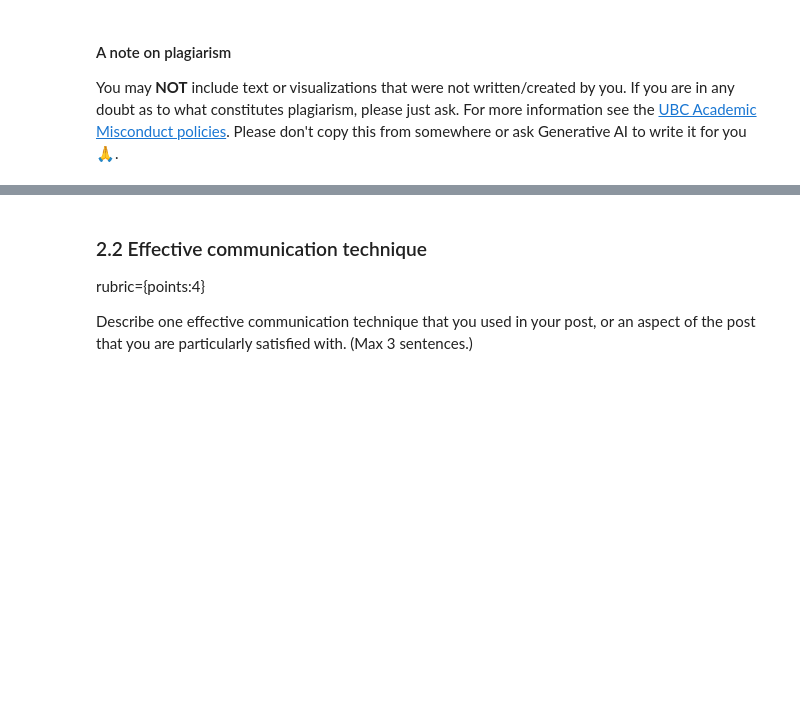
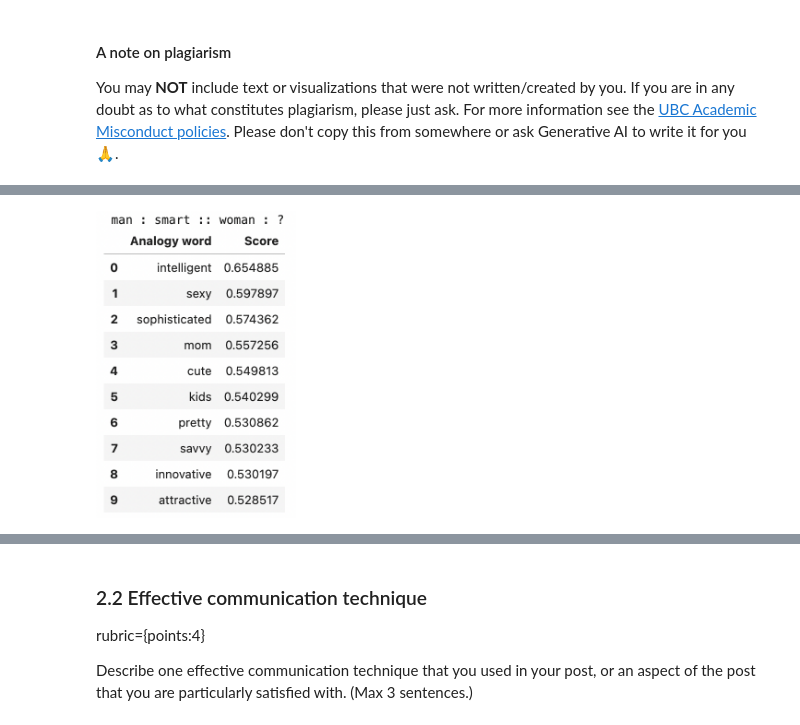
Before and after one commit to lsheresa/hw9, a Jupyter notebook: hw9.ipynb, the cells around one changed output, grey strips where cells are left out. Drawn from its saved outputs; the diff is of its cells as text; code cells hidden in the pictures; blank space fills up the shorter version.

```diff
--- a/hw9.ipynb
+++ b/hw9.ipynb
@@ -149,0 +130,4 @@ Understanding and addressing biases in pre-trained embeddings is crucial for cre
+# %%
+Image("im2.png", width = 200, height = 200)
+# %% [output]
+[figure, added]
```
Also changed, not shown: parts of 7 cells of this notebook.
